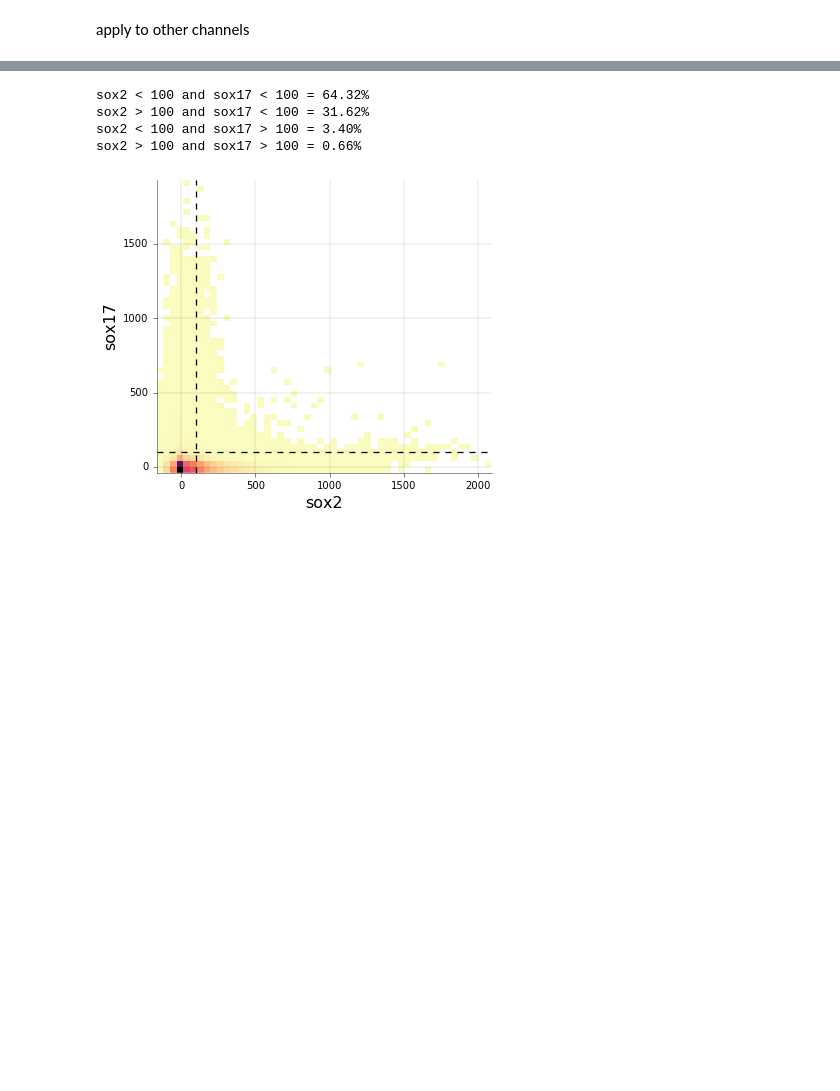
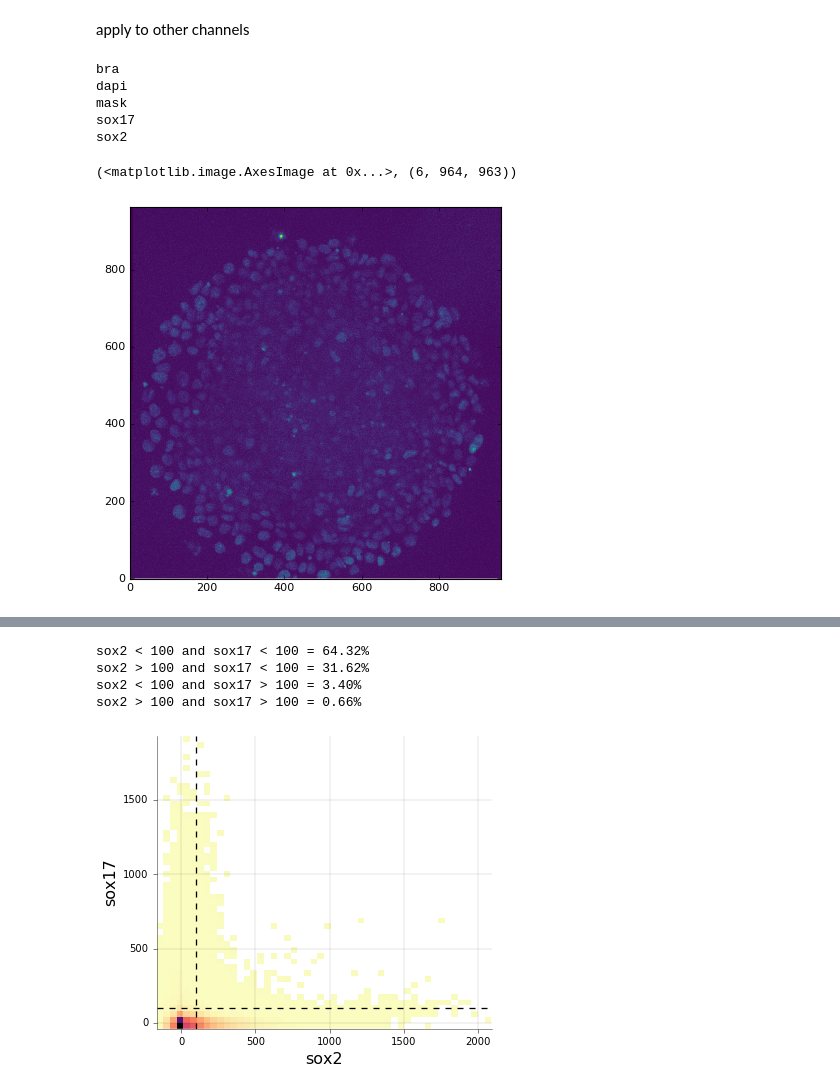
Before and after one commit to jjmetzger/stemcell_segmentation, a Jupyter notebook: watershed3d.ipynb, the cells around one changed output, grey strips where cells are left out. Drawn from its saved outputs; the diff is of its cells as text; code cells hidden in the pictures; blank space fills up the shorter version.

```diff
--- a/watershed3d.ipynb
+++ b/watershed3d.ipynb
@@ -87,3 +80,22 @@ w.apply_to_channels(filename_sox17, 'sox17')
+# %%
+with h5py.File("mytestfile2.hd5", "r") as f:
+    for key in f:
+        print(key)
+    bratest = f['bra'][:]
+    soxtest = f['sox2'][:]
+    dapistest=f['dapi'][:]
+    testmask = f['mask'][:]
+# %% [output]
+bra
+dapi
+mask
+sox17
+sox2
+# %%
+imshow(dapistest[5]), dapistest.shape
+# %% [output]
+(<matplotlib.image.AxesImage at 0x...>, (6, 964, 963))
+[figure, added]
 # %%
 w.df.head()
 # w.good_nuclei.head()
```
Also changed, not shown: parts of 15 cells of this notebook, 1 other file.
